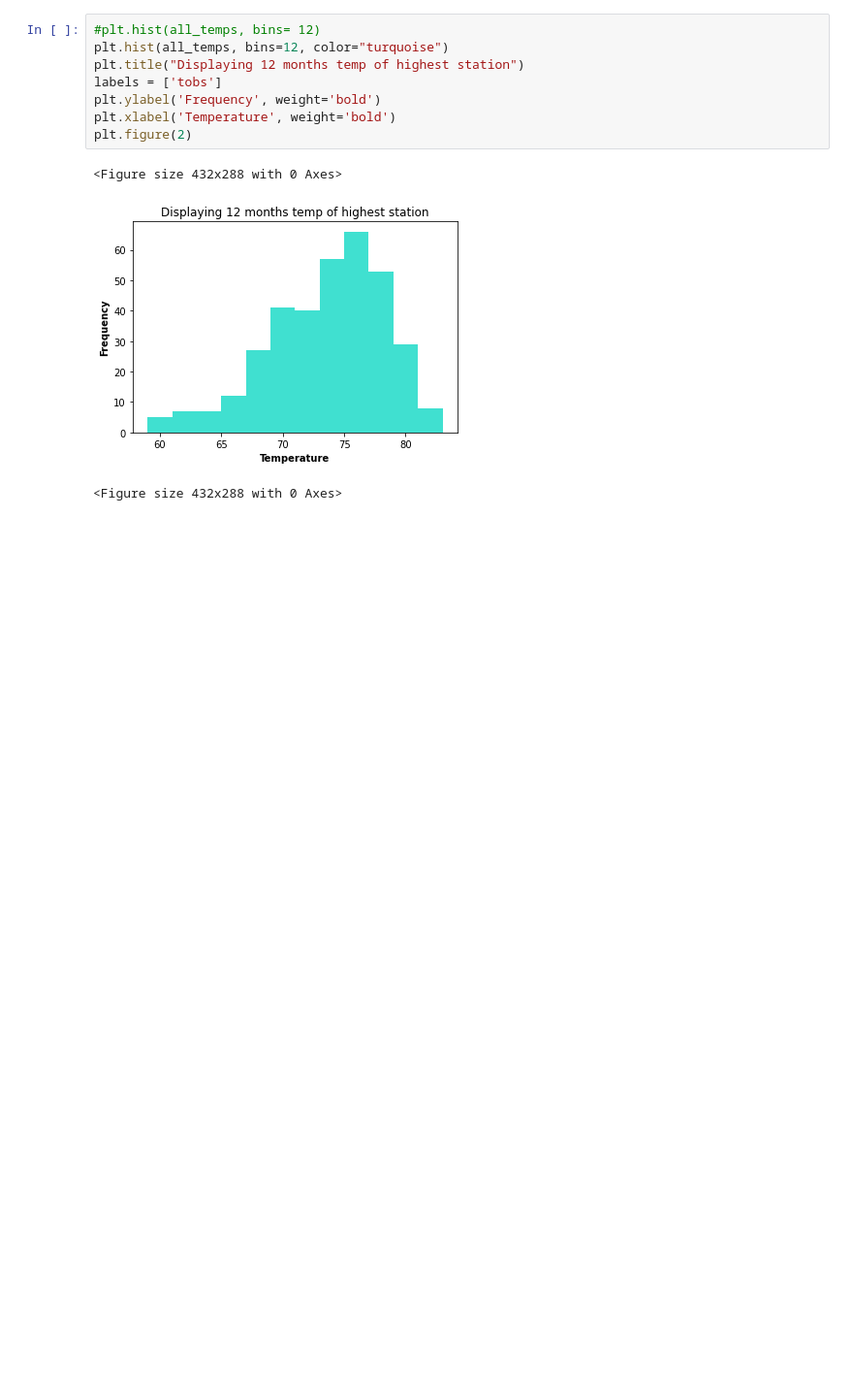
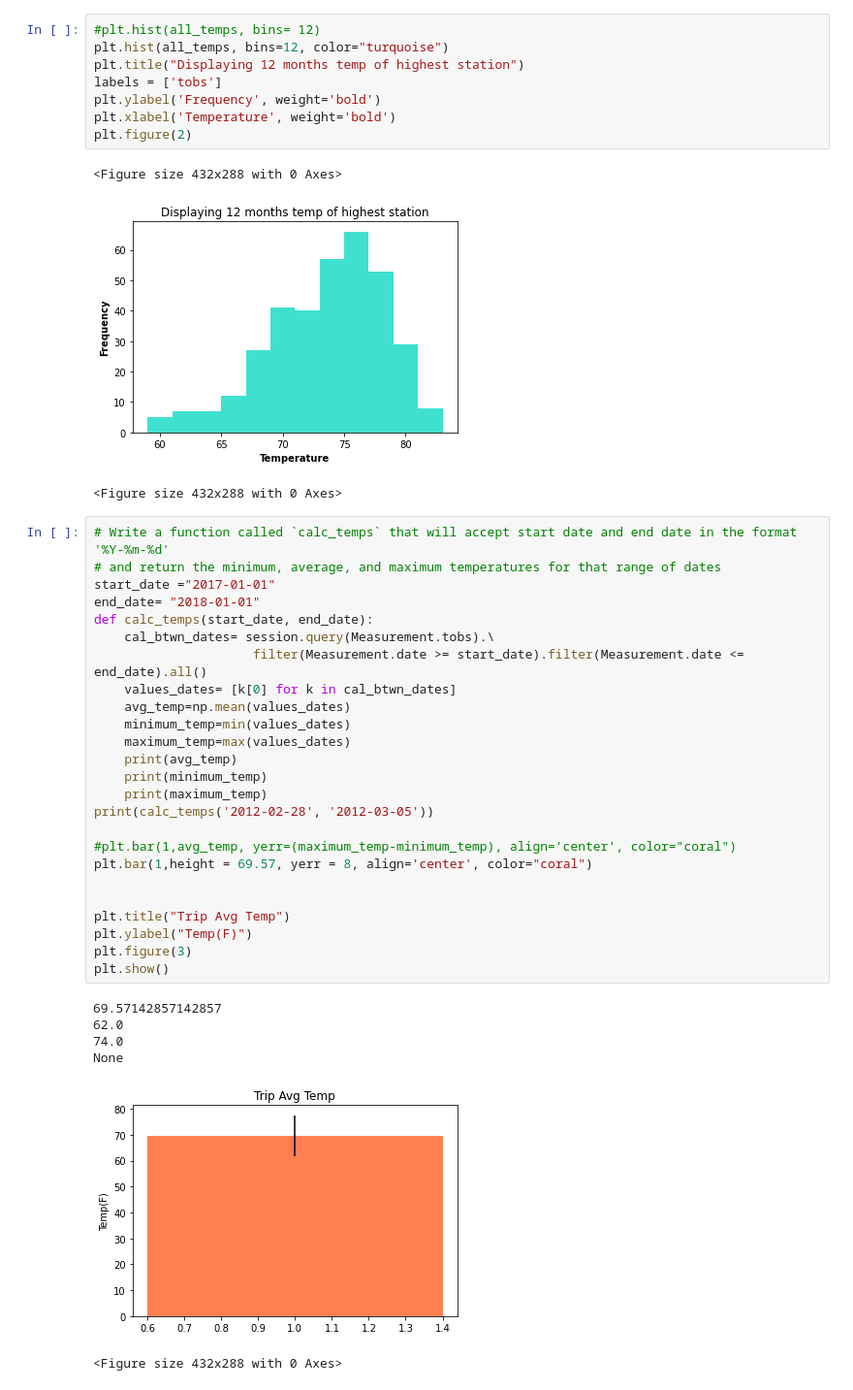
Before and after one commit to WAbate/sqlalchemy-challenge, a Jupyter notebook: SQL_Alchemy.ipynb, the cells around one changed output. Shown at 97% size. Saved outputs shown, nothing was run; the diff lists cells and outputs as text; blank space fills up the shorter version.

Commit message:
Commit 7
Calc temp function written

```diff
--- a/SQL_Alchemy.ipynb
+++ b/SQL_Alchemy.ipynb
@@ -186,3 +186,35 @@ plt.figure(2)
 <Figure size 432x288 with 0 Axes>
 [figure]
 <Figure size 432x288 with 0 Axes>
+# %%
+# Write a function called `calc_temps` that will accept start date and end date in the format '%Y-%m-%d'
+# and return the minimum, average, and maximum temperatures for that range of dates
+start_date ="2017-01-01"
+end_date= "2018-01-01"
+def calc_temps(start_date, end_date):
+    cal_btwn_dates= session.query(Measurement.tobs).\
+                     filter(Measurement.date >= start_date).filter(Measurement.date <= end_date).all()
+    values_dates= [k[0] for k in cal_btwn_dates]
+    avg_temp=np.mean(values_dates)
+    minimum_temp=min(values_dates)
+    maximum_temp=max(values_dates)
+    print(avg_temp)
+    print(minimum_temp)
+    print(maximum_temp)
+print(calc_temps('2012-02-28', '2012-03-05'))
+
+#plt.bar(1,avg_temp, yerr=(maximum_temp-minimum_temp), align='center', color="coral")
+plt.bar(1,height = 69.57, yerr = 8, align='center', color="coral")
+
+
+plt.title("Trip Avg Temp")
+plt.ylabel("Temp(F)")
+plt.figure(3)
+plt.show()
+# %% [output]
+69.57142857142857
+62.0
+74.0
+None
+[figure, added]
+<Figure size 432x288 with 0 Axes>
```
